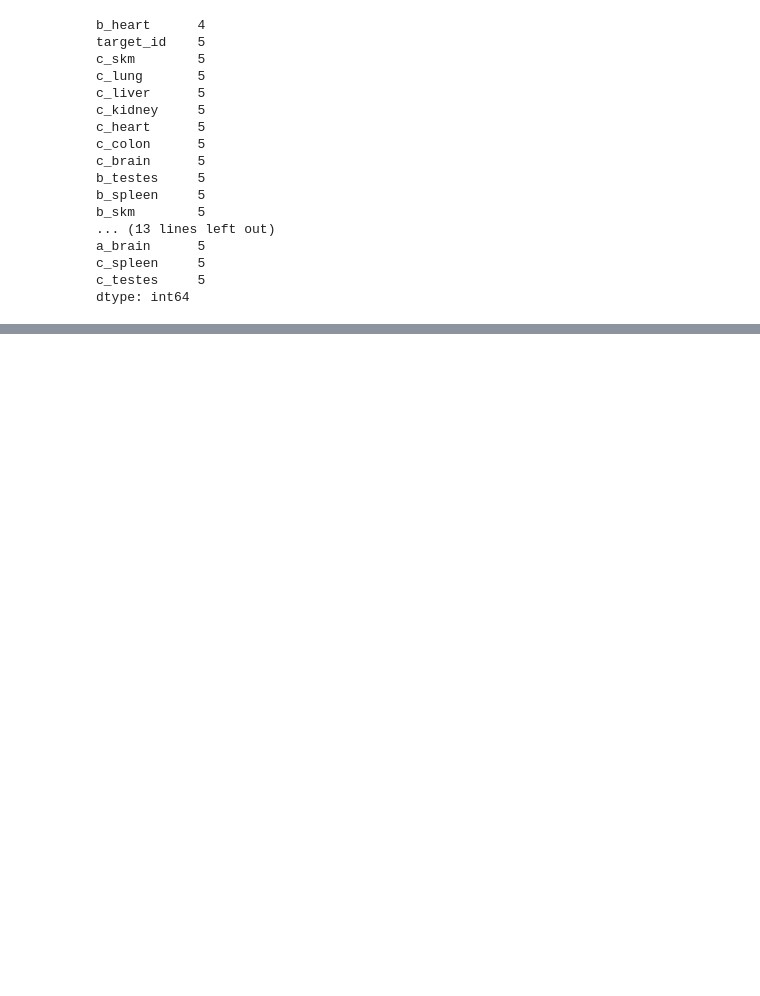
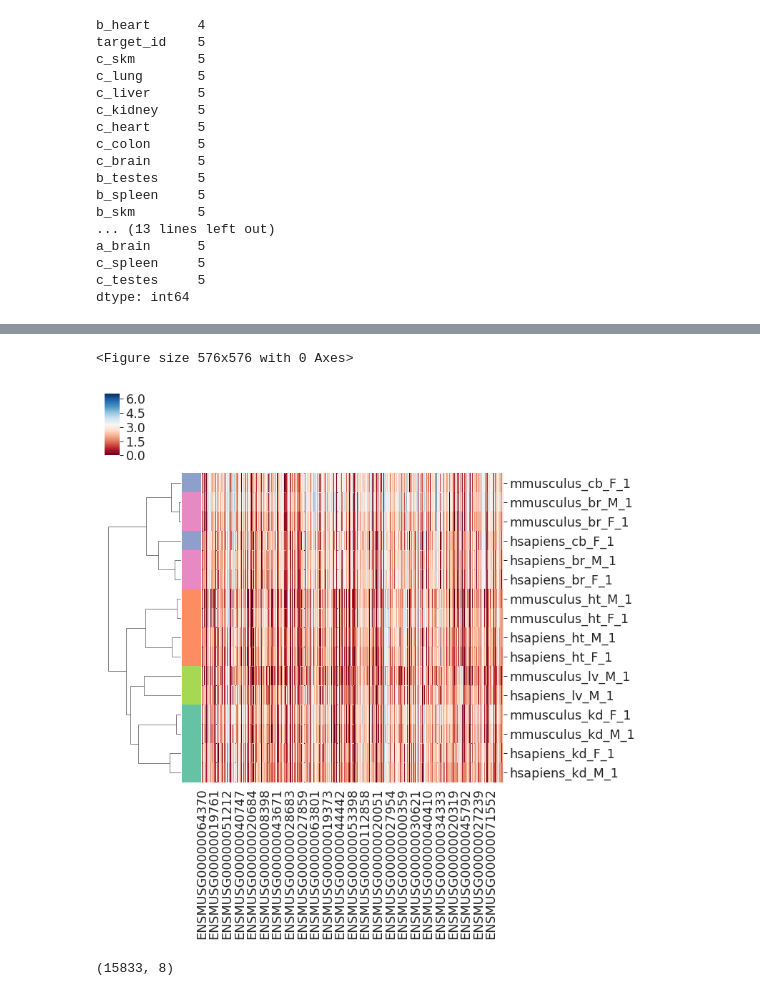
Before and after one commit to saketkc/EE-546-project, a Jupyter notebook: notebooks/17.Cross-species-common-columns.ipynb, the cells around one changed output, grey strips where cells are left out. Drawn from its saved outputs; the diff is of its cells as text; code cells hidden in the pictures; blank space fills up the shorter version.

```diff
--- a/notebooks/17.Cross-species-common-columns.ipynb
+++ b/notebooks/17.Cross-species-common-columns.ipynb
@@ -65,0 +429,11 @@ dtype: int64
+# %%
+fig = plt.figure(figsize=(8,8))
+sns.clustermap(np.log10(human_mouse_tpm_concat_clean+1), col_cluster=False, cmap='RdBu', metric='correlation', row_colors=row_colors, )
+fig.tight_layout()
+# %% [output]
+<Figure size 576x576 with 0 Axes>
+[figure, added]
+# %%
+mouse_tpm_reduced.shape
+# %% [output]
+(15833, 8)
```
Also changed, not shown: parts of 42 cells of this notebook, 3 other files.
